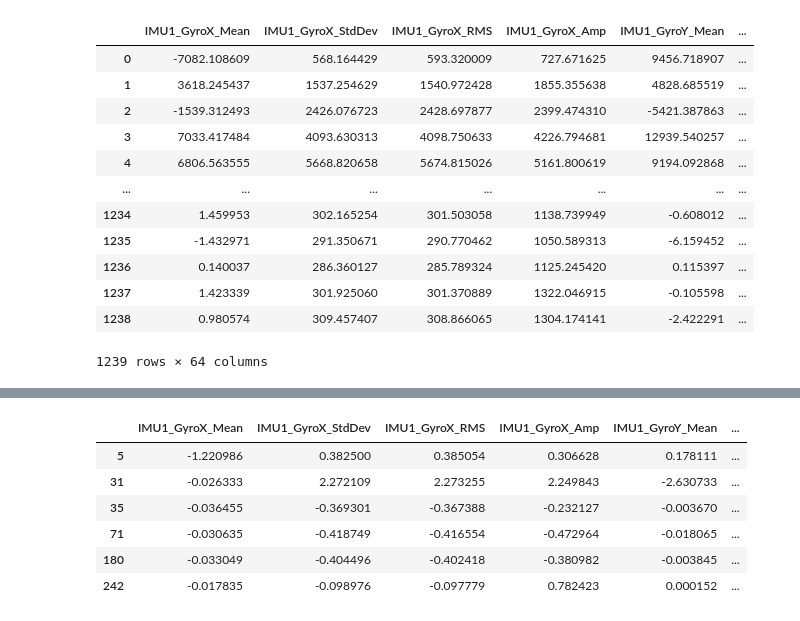
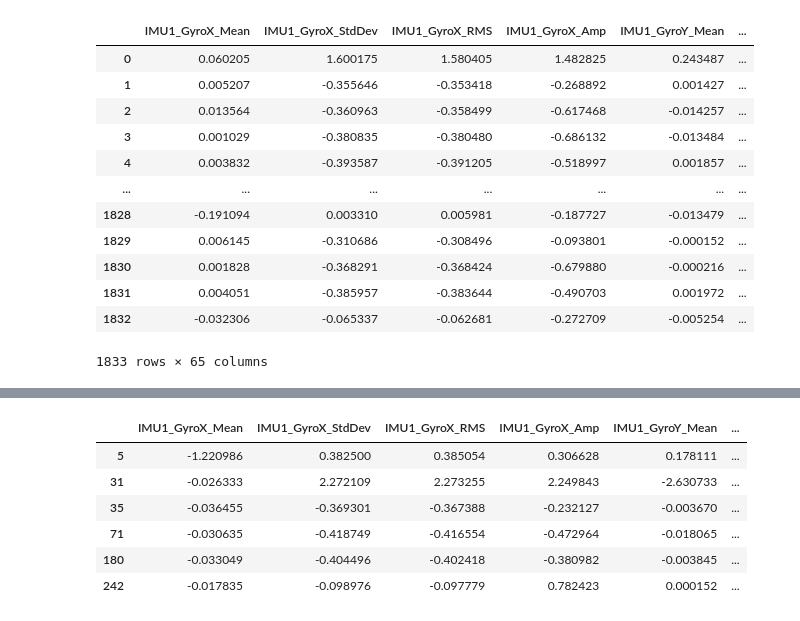
Before and after one commit to shinmohuang/FurtherResearch, a Jupyter notebook: Result/Exoskeleton/Baseline/Exoskeleton_Baseline_DCM.ipynb, the cells around one changed output, grey strips where cells are left out. Saved outputs shown, nothing was run; the diff lists cells and outputs as text; code cells hidden in the pictures.

Commit message:
redo marabou on exoskeleton

```diff
--- a/Result/Exoskeleton/Baseline/Exoskeleton_Baseline_DCM.ipynb
+++ b/Result/Exoskeleton/Baseline/Exoskeleton_Baseline_DCM.ipynb
@@ -13,25 +15,19 @@ To enable the following instructions: SSE4.1 SSE4.2 AVX AVX2 FMA, in other opera
 # %%
-feature_names = pd.read_csv('../../../Dataset/Exoskeleton/Feature Name.csv')
+# Read the dataset CSV file
+dataset = pd.read_csv('/home/adam/FurtherResearch/Dataset/Exoskeleton/Original_Normalized.csv')
 
-# Create a list of feature names
-header_list = feature_names['Feature'].tolist()
-
-# Read the dataset CSV file
-dataset = pd.read_csv('../../../Dataset/Exoskeleton/Dataset.csv', names=header_list)
-
-# Print the first few rows of the dataset and feature names
 dataset
 # %% [output]
 |  | IMU1_GyroX_Mean | IMU1_GyroX_StdDev | IMU1_GyroX_RMS | IMU1_GyroX_Amp | IMU1_GyroY_Mean | ... |
-| 0 | -7082.108609 | 568.164429 | 593.320009 | 727.671625 | 9456.718907 | ... |
-| 1 | 3618.245437 | 1537.254629 | 1540.972428 | 1855.355638 | 4828.685519 | ... |
-| 2 | -1539.312493 | 2426.076723 | 2428.697877 | 2399.474310 | -5421.387863 | ... |
-| 3 | 7033.417484 | 4093.630313 | 4098.750633 | 4226.794681 | 12939.540257 | ... |
-| 4 | 6806.563555 | 5668.820658 | 5674.815026 | 5161.800619 | 9194.092868 | ... |
+| 0 | 0.060205 | 1.600175 | 1.580405 | 1.482825 | 0.243487 | ... |
+| 1 | 0.005207 | -0.355646 | -0.353418 | -0.268892 | 0.001427 | ... |
+| 2 | 0.013564 | -0.360963 | -0.358499 | -0.617468 | -0.014257 | ... |
+| 3 | 0.001029 | -0.380835 | -0.380480 | -0.686132 | -0.013484 | ... |
+| 4 | 0.003832 | -0.393587 | -0.391205 | -0.518997 | 0.001857 | ... |
 | ... | ... | ... | ... | ... | ... | ... |
-| 1234 | 1.459953 | 302.165254 | 301.503058 | 1138.739949 | -0.608012 | ... |
-| 1235 | -1.432971 | 291.350671 | 290.770462 | 1050.589313 | -6.159452 | ... |
-| 1236 | 0.140037 | 286.360127 | 285.789324 | 1125.245420 | 0.115397 | ... |
-| 1237 | 1.423339 | 301.925060 | 301.370889 | 1322.046915 | -0.105598 | ... |
-| 1238 | 0.980574 | 309.457407 | 308.866065 | 1304.174141 | -2.422291 | ... |
+| 1828 | -0.191094 | 0.003310 | 0.005981 | -0.187727 | -0.013479 | ... |
+| 1829 | 0.006145 | -0.310686 | -0.308496 | -0.093801 | -0.000152 | ... |
+| 1830 | 0.001828 | -0.368291 | -0.368424 | -0.679880 | -0.000216 | ... |
+| 1831 | 0.004051 | -0.385957 | -0.383644 | -0.490703 | 0.001972 | ... |
+| 1832 | -0.032306 | -0.065337 | -0.062681 | -0.272709 | -0.005254 | ... |
-1239 rows × 64 columns
+1833 rows × 65 columns
```
Also changed, not shown: parts of 3 cells of this notebook, 5 other files.
